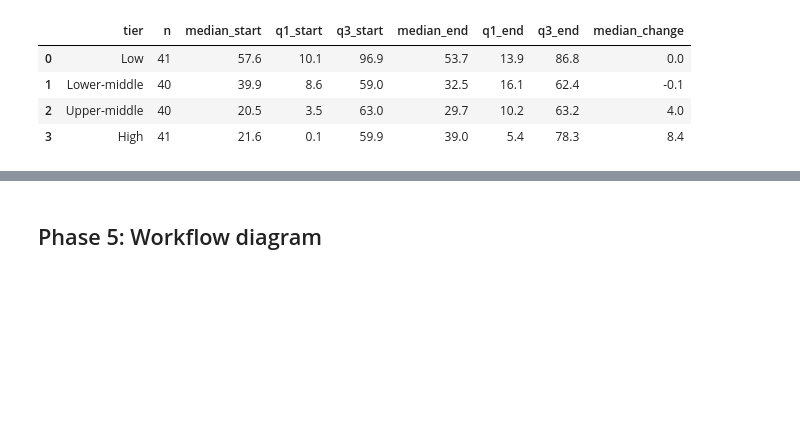
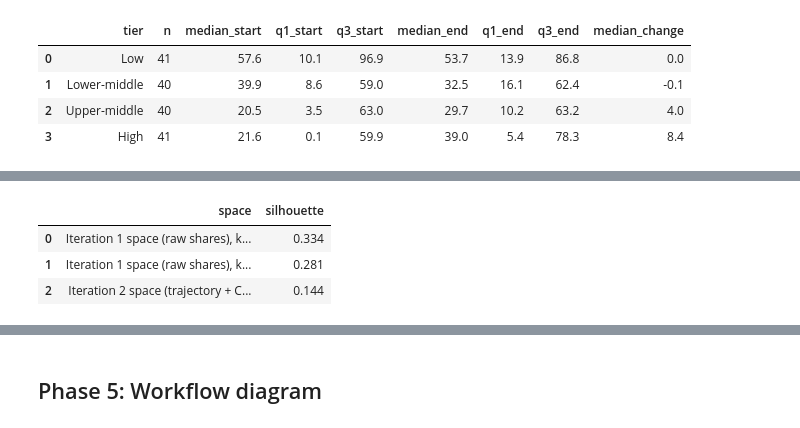
Before and after one commit to GOW444/parallax, a Jupyter notebook: notebooks/A3_workflow.ipynb, the cells around one changed output, grey strips where cells are left out. Saved outputs shown, nothing was run; the diff lists cells and outputs as text; code cells hidden in the pictures; blank space fills up the shorter version.

```diff
--- a/notebooks/A3_workflow.ipynb
+++ b/notebooks/A3_workflow.ipynb
@@ -2342,0 +2416,31 @@ tier_lowcarbon.round(1)
+# %%
+# Same countries, two feature spaces. Iteration 1 inputs: raw shares + 3 intensive columns.
+it1_cols = config.ITER1_CLUSTER_COLS
+it1_rows = km_rows[km_rows["country"].isin(core["country"])].reset_index(drop=True)
+z_it1, _ = models.standardise(it1_rows, it1_cols)
+sil_rows = [
+    (f"Iteration 1 space (raw shares), k = {k_iter1}",
+     models.mean_silhouette(z_it1, models.fit_kmeans(z_it1, k_iter1)[0])),
+    (f"Iteration 1 space (raw shares), k = {arch_k}",
+     models.mean_silhouette(z_it1, models.fit_kmeans(z_it1, arch_k)[0])),
+    (f"Iteration 2 space (trajectory + CLR), k = {arch_k}", sil_arch),
+]
+fig = archetype_figures.silhouette_comparison(sil_rows)
+plots.save_figure(
+    fig, "iter2_vs_iter1_silhouette.png", phase="Phase 4 (iteration 2)",
+    what_it_shows=(f"Mean silhouette of K-means on the same {len(it1_rows)} countries in the iteration 1 "
+                   "feature space (at k = 8 and at the iteration 2 k) and in the iteration 2 space."),
+    why_this_chart=("A bar per feature space on one axis answers a single question: did the "
+                    "transformation make clusters better separated? Reference lines mark the "
+                    "Kaufman-Rousseeuw cut-offs."),
+    inference_id="I2-3",
+)
+logbook.save_metrics("iter2_silhouette_compare",
+                     {"rows": [{"space": a, "silhouette": b} for a, b in sil_rows],
+                      "n_countries": len(it1_rows)})
+pd.DataFrame(sil_rows, columns=["space", "silhouette"]).round(3)
+# %% [output]
+|  | space | silhouette |
+| 0 | Iteration 1 space (raw shares), k... | 0.334 |
+| 1 | Iteration 1 space (raw shares), k... | 0.281 |
+| 2 | Iteration 2 space (trajectory + C... | 0.144 |
```
Also changed, not shown: parts of 15 cells of this notebook, 35 other files.
